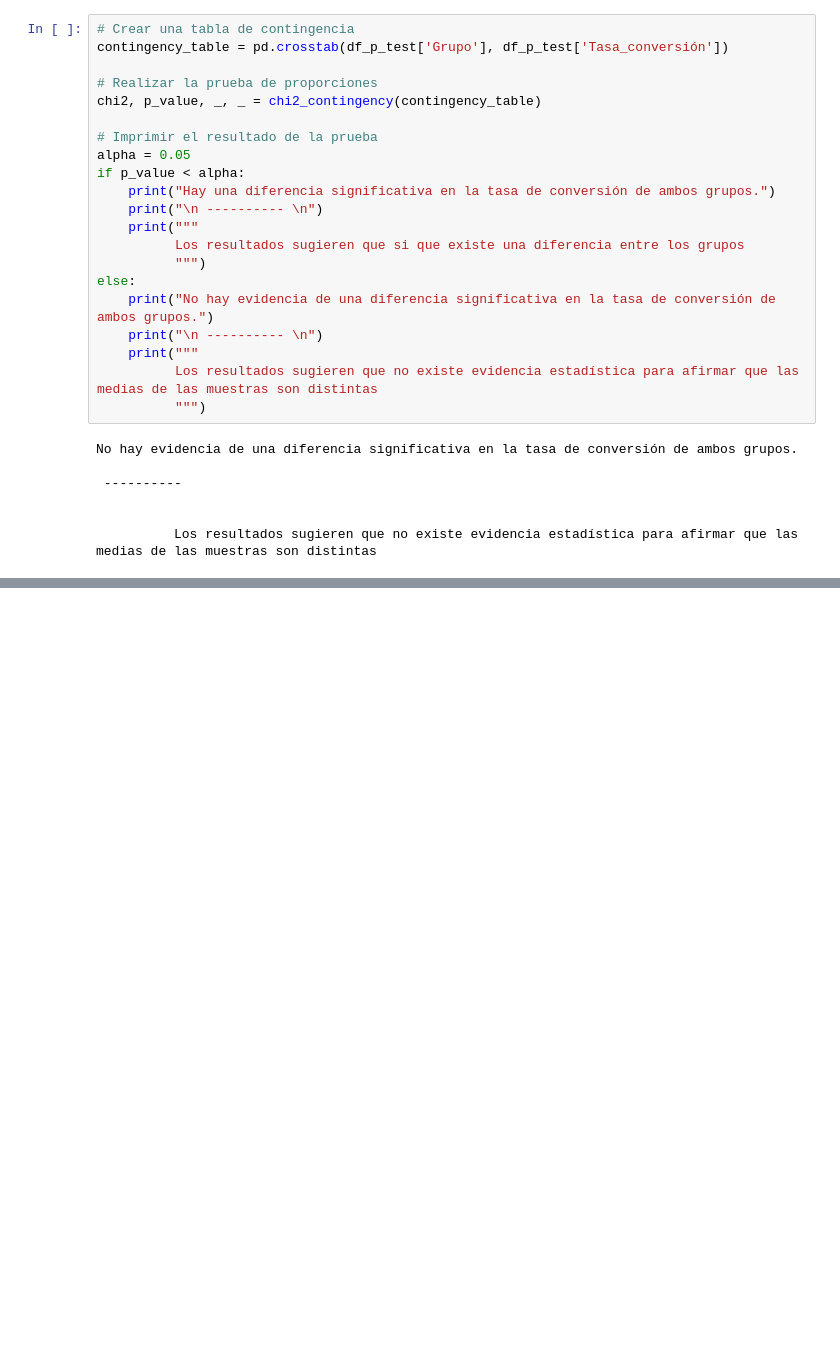
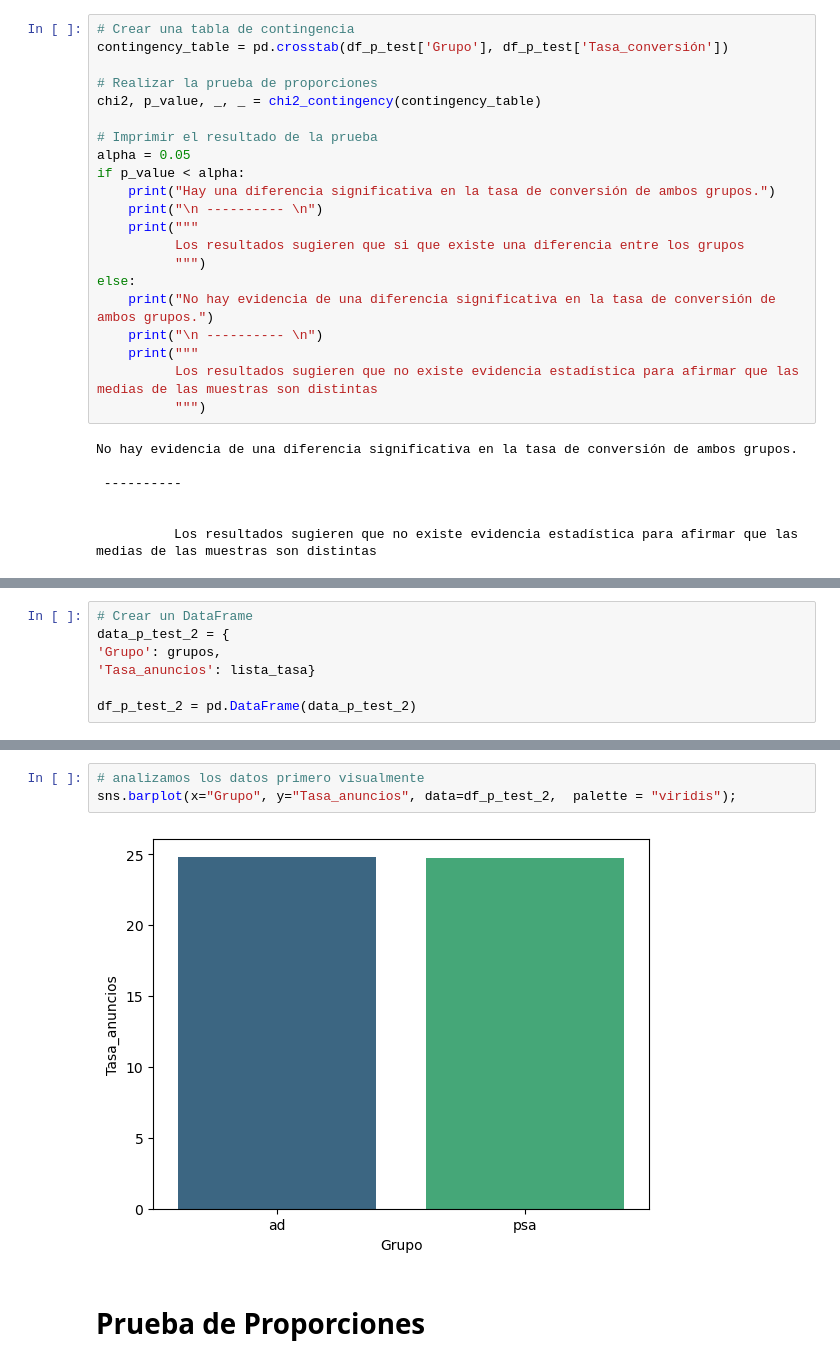
Before and after one commit to clarasdata/adalab-m3-pair-programming-estadistica, a Jupyter notebook: pair-A-B-testing.ipynb, the cells around one changed output, grey strips where cells are left out. Cells and saved outputs as stored; diff of their text form; blank space fills up the shorter version.

```diff
--- a/pair-A-B-testing.ipynb
+++ b/pair-A-B-testing.ipynb
@@ -258,0 +310,7 @@ Preparación de los datos: Asegúrate de que los datos estén limpios y listos p
+# %%
+# Crear un DataFrame
+data_p_test_2 = {
+'Grupo': grupos,
+'Tasa_anuncios': lista_tasa}
+
+df_p_test_2 = pd.DataFrame(data_p_test_2)
@@ -258,0 +323,7 @@ Preparación de los datos: Asegúrate de que los datos estén limpios y listos p
+# %%
+# analizamos los datos primero visualmente
+sns.barplot(x="Grupo", y="Tasa_anuncios", data=df_p_test_2,  palette = "viridis");
+# %% [output]
+[figure, added]
+# %% [markdown]
+# Prueba de Proporciones
```
Also changed, not shown: parts of 16 cells of this notebook.
